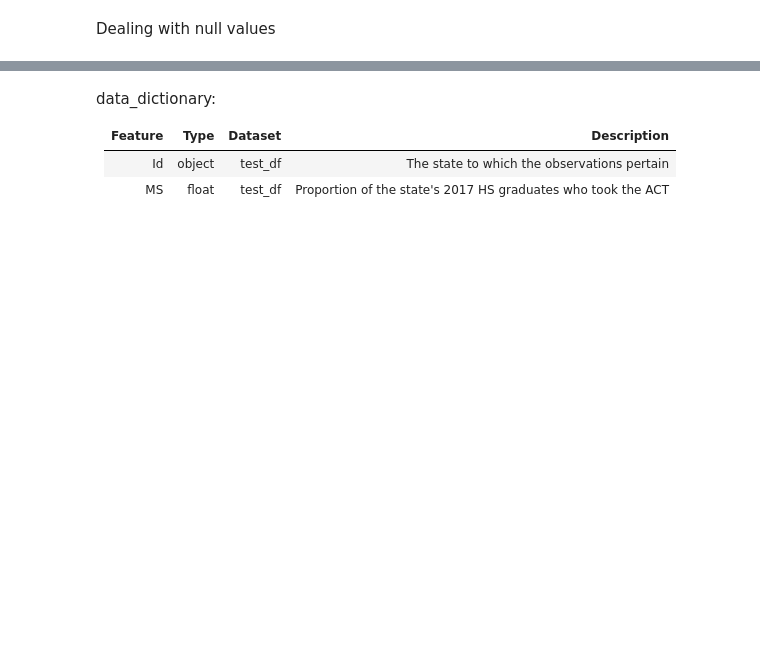
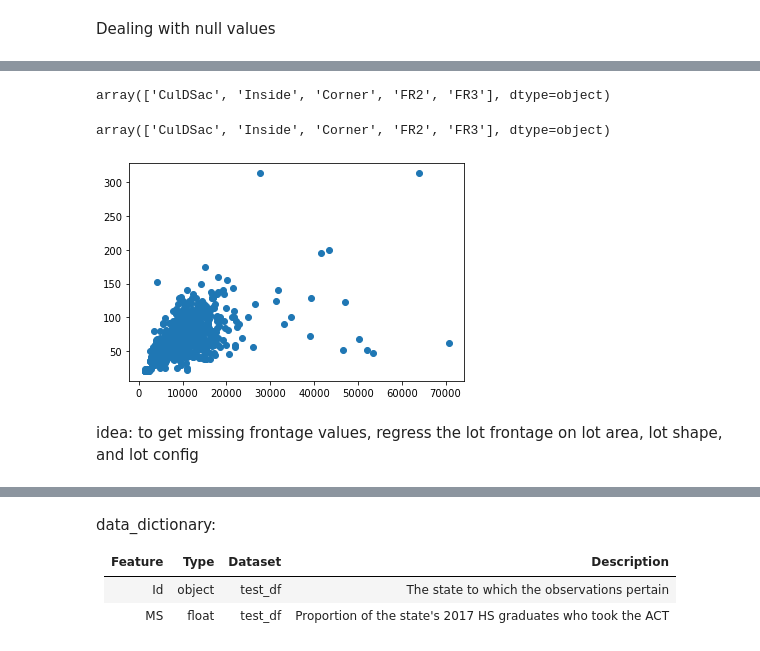
Before and after one commit to wcmohr/AmesHousing, a Jupyter notebook: notebooks/AMES_EDA.ipynb, the cells around one changed output, grey strips where cells are left out. Drawn from its saved outputs; the diff is of its cells as text; code cells hidden in the pictures; blank space fills up the shorter version.

```diff
--- a/notebooks/AMES_EDA.ipynb
+++ b/notebooks/AMES_EDA.ipynb
@@ -92,0 +150,2 @@ column
+# %%
+df.drop(columns = ['Pool QC', 'Pool Area'], inplace = True)
@@ -92,0 +154,2 @@ column
+# %%
+df.loc[df['Fence'].isna(),'Fence']="None"
@@ -92,0 +248,3 @@ column
+# %%
+
+df.loc[df['Fireplaces']==0,'Fireplace Qu'] = 'None'
@@ -92,0 +269,2 @@ column
+# %%
+df.loc[df["Alley"].isna()==True, 'Alley'] = "None"
@@ -94,0 +327,4 @@ Dealing with null values
+# %%
+df['Lot Config'].unique()
+# %% [output]
+array(['CulDSac', 'Inside', 'Corner', 'FR2', 'FR3'], dtype=object)
@@ -94,0 +333,8 @@ Dealing with null values
+# %%
+plt.scatter(x = df['Lot Area'], y = df['Lot Frontage'])
+df["Lot Config"].unique()
+# %% [output]
+array(['CulDSac', 'Inside', 'Corner', 'FR2', 'FR3'], dtype=object)
+[figure, added]
+# %% [markdown]
+idea: to get missing frontage values, regress the lot frontage on lot area, lot shape, and lot config
```
Also changed, not shown: parts of 45 cells of this notebook, 1 other file.
